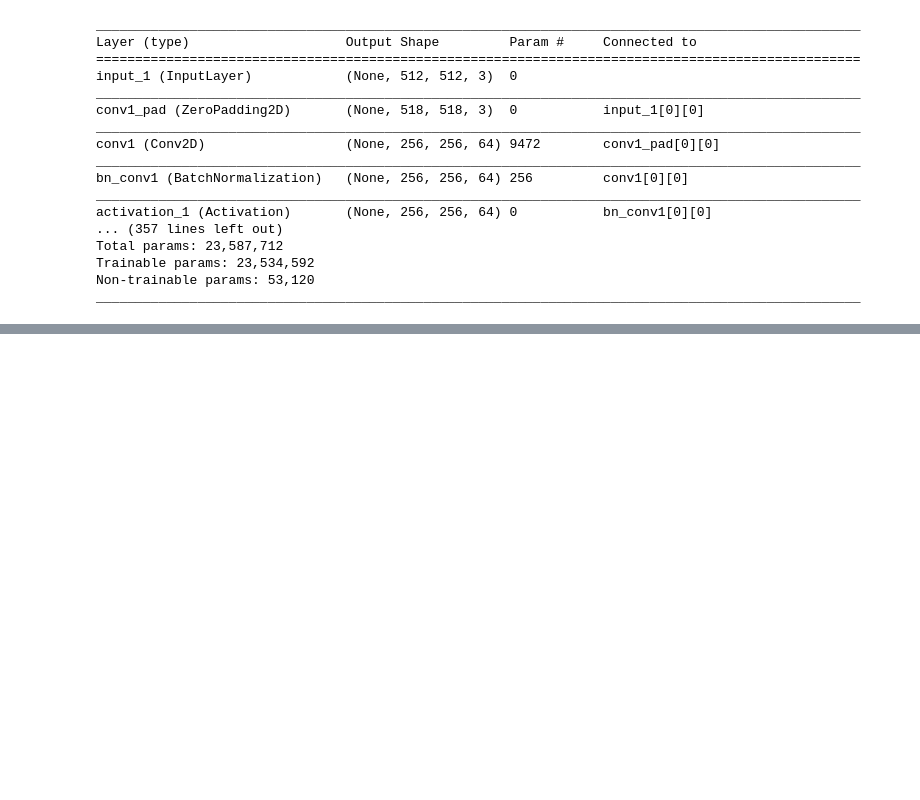
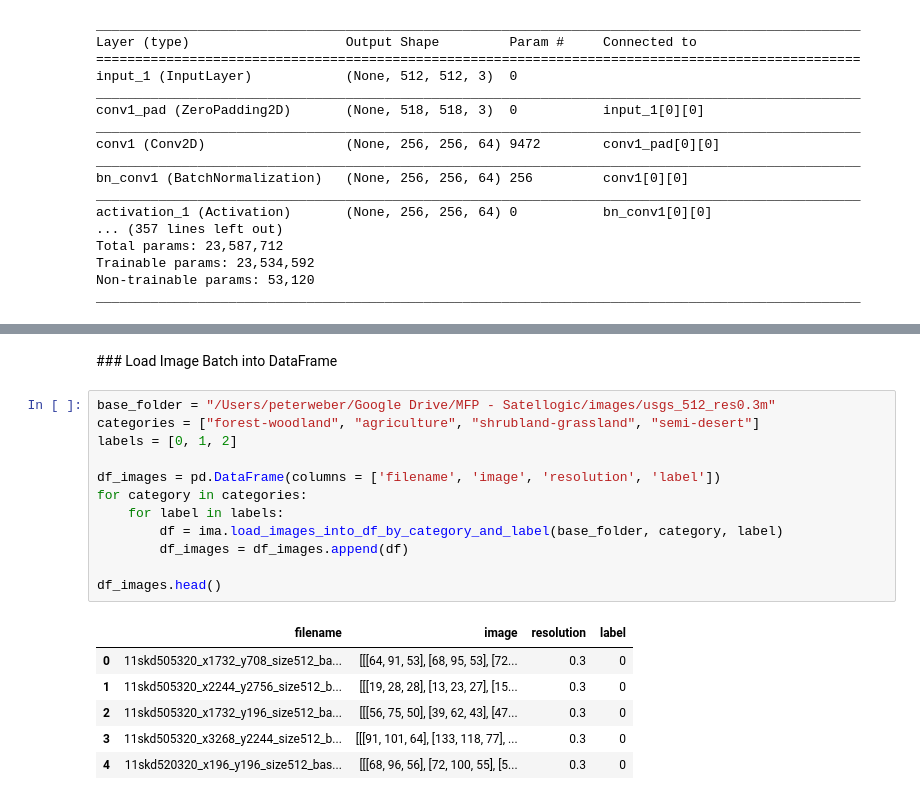
Before and after one commit to peterweber85/MasterThesis, a Jupyter notebook: Notebooks/ResNetActivations.ipynb, the cells around one changed output, grey strips where cells are left out. Saved outputs shown, nothing was run; the diff lists cells and outputs as text; blank space fills up the shorter version.

```diff
--- a/Notebooks/ResNetActivations.ipynb
+++ b/Notebooks/ResNetActivations.ipynb
@@ -85,0 +107,21 @@ plt.matshow(activation[0, :, :, filter_no], cmap='viridis')
+# %% [markdown]
+### Load Image Batch into DataFrame
+# %%
+base_folder = "/Users/peterweber/Google Drive/MFP - Satellogic/images/usgs_512_res0.3m"
+categories = ["forest-woodland", "agriculture", "shrubland-grassland", "semi-desert"]
+labels = [0, 1, 2]
+
+df_images = pd.DataFrame(columns = ['filename', 'image', 'resolution', 'label'])
+for category in categories:
+    for label in labels:
+        df = ima.load_images_into_df_by_category_and_label(base_folder, category, label)
+        df_images = df_images.append(df)
+
+df_images.head()
+# %% [output]
+|  | filename | image | resolution | label |
+| 0 | 11skd505320_x1732_y708_size512_ba... | [[[64, 91, 53], [68, 95, 53], [72... | 0.3 | 0 |
+| 1 | 11skd505320_x2244_y2756_size512_b... | [[[19, 28, 28], [13, 23, 27], [15... | 0.3 | 0 |
+| 2 | 11skd505320_x1732_y196_size512_ba... | [[[56, 75, 50], [39, 62, 43], [47... | 0.3 | 0 |
+| 3 | 11skd505320_x3268_y2244_size512_b... | [[[91, 101, 64], [133, 118, 77], ... | 0.3 | 0 |
+| 4 | 11skd520320_x196_y196_size512_bas... | [[[68, 96, 56], [72, 100, 55], [5... | 0.3 | 0 |
```
Also changed, not shown: parts of 24 cells of this notebook, 7 other files.
